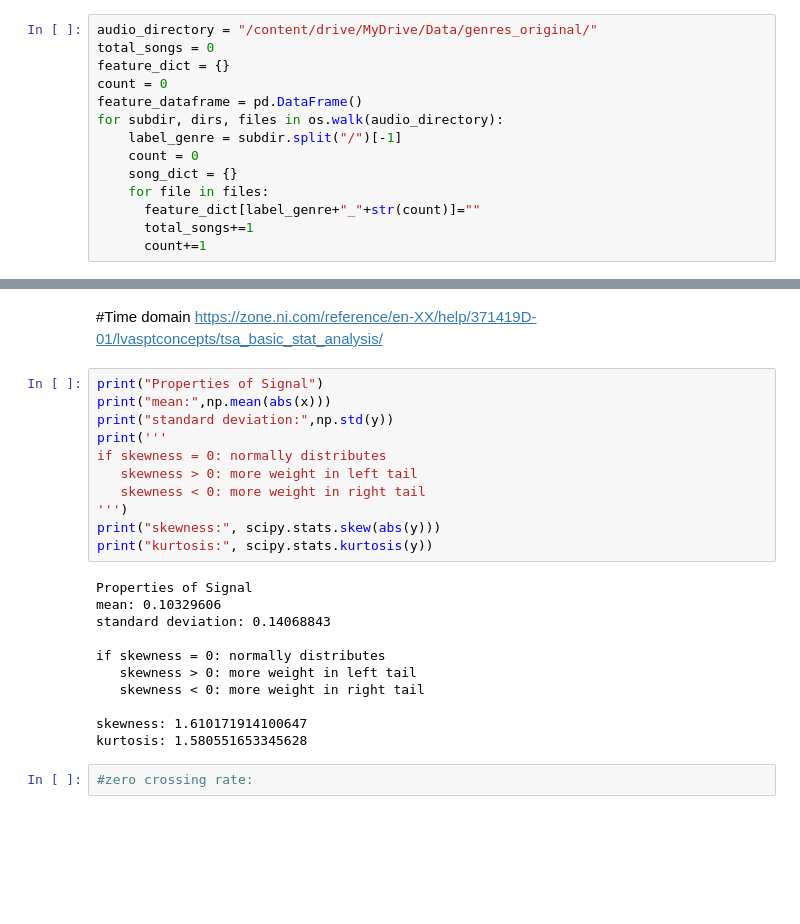
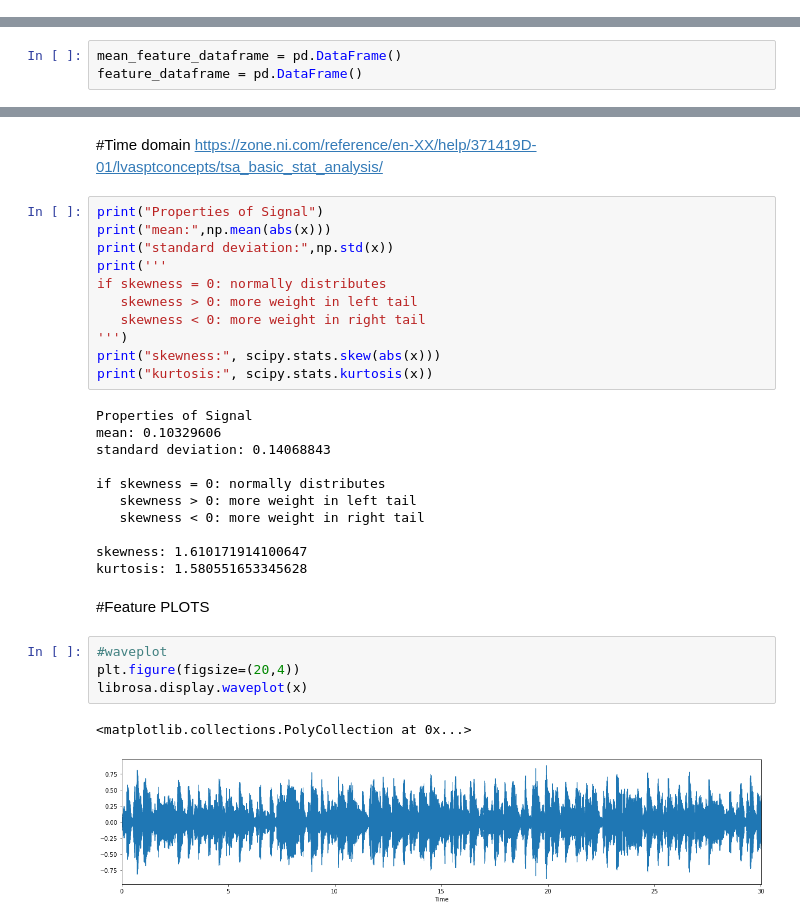
Before and after one commit to pranavkakkad/Song-Identification, a Jupyter notebook: GTZAN.ipynb, the cells around one changed output, grey strips where cells are left out. Cells and saved outputs as stored; diff of their text form; blank space fills up the shorter version.

```diff
--- a/GTZAN.ipynb
+++ b/GTZAN.ipynb
@@ -122,14 +136,0 @@ array([2175.02383311, 2103.86995762, 1955.28566681, ..., 1490.45684641,
-# %%
-audio_directory = "/content/drive/MyDrive/Data/genres_original/"
-total_songs = 0
-feature_dict = {}
-count = 0
-feature_dataframe = pd.DataFrame()
-for subdir, dirs, files in os.walk(audio_directory):
-    label_genre = subdir.split("/")[-1]
-    count = 0
-    song_dict = {}
-    for file in files:
-      feature_dict[label_genre+"_"+str(count)]=""
-      total_songs+=1
-      count+=1
@@ -148,0 +137,3 @@ metal.00001.wav
+# %%
+mean_feature_dataframe = pd.DataFrame()
+feature_dataframe = pd.DataFrame()
@@ -162,14 +258,14 @@ https://zone.ni.com/reference/en-XX/help/371419D-01/lvasptconcepts/tsa_basic_sta
 # %%
 print("Properties of Signal")
 print("mean:",np.mean(abs(x)))
-print("standard deviation:",np.std(y))
+print("standard deviation:",np.std(x))
 print('''
 if skewness = 0: normally distributes
    skewness > 0: more weight in left tail
    skewness < 0: more weight in right tail
 ''')
-print("skewness:", scipy.stats.skew(abs(y)))
-print("kurtosis:", scipy.stats.kurtosis(y))
+print("skewness:", scipy.stats.skew(abs(x)))
+print("kurtosis:", scipy.stats.kurtosis(x))
 # %% [output]
 Properties of Signal
 mean: 0.10329606
@@ -181,5 +277,12 @@ if skewness = 0: normally distributes
 
 skewness: 1.610171914100647
 kurtosis: 1.580551653345628
-# %%
-#zero crossing rate:
+# %% [markdown]
+#Feature PLOTS
+# %%
+#waveplot
+plt.figure(figsize=(20,4))
+librosa.display.waveplot(x)
+# %% [output]
+<matplotlib.collections.PolyCollection at 0x...>
+[figure, added]
```
Also changed, not shown: parts of 53 cells of this notebook.
